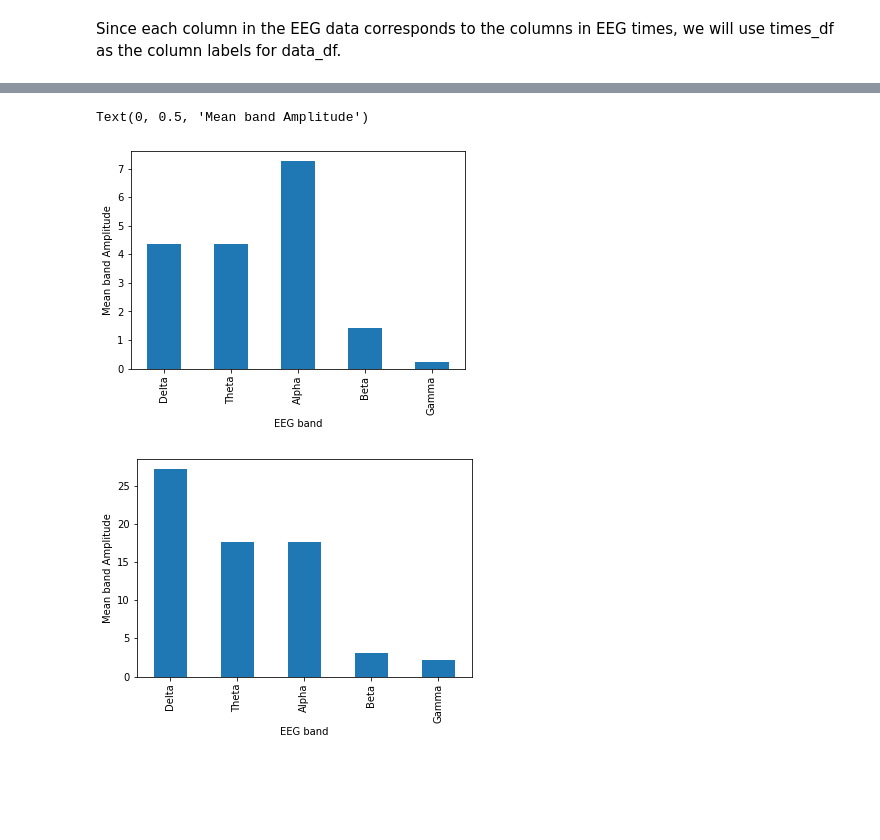
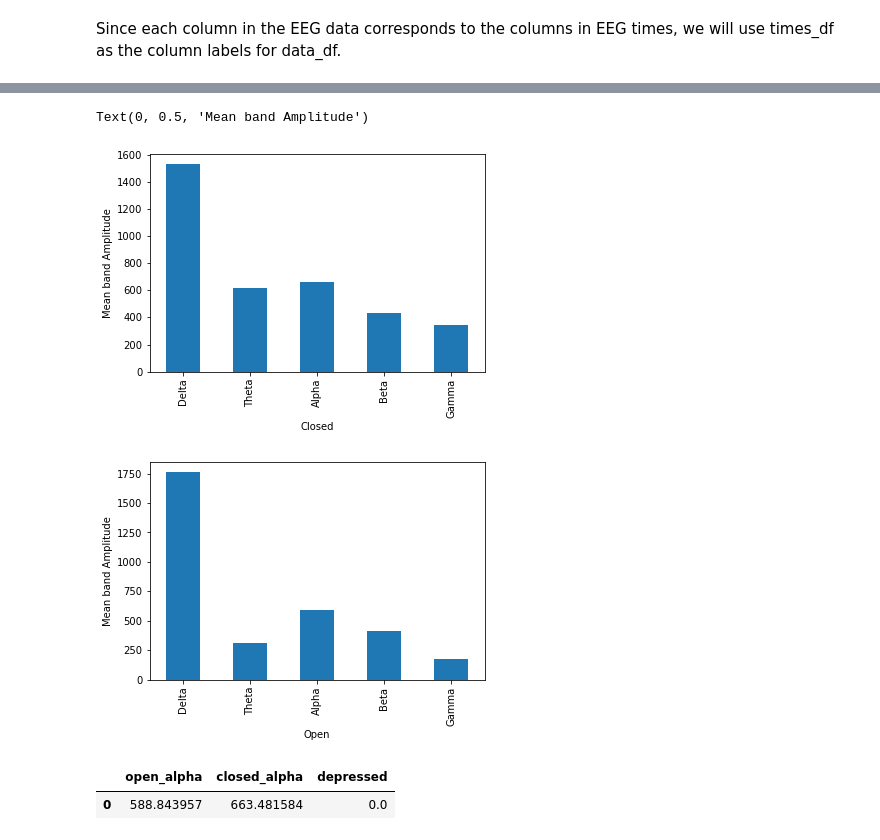
Before and after one commit to m1kwok/COGS189_Final_Project, a Jupyter notebook: Data_Filtering.ipynb, the cells around one changed output, grey strips where cells are left out. Cells and saved outputs as stored; diff of their text form; code cells hidden in the pictures; blank space fills up the shorter version.

Commit message:
Alpha waves filtered

```diff
--- a/Data_Filtering.ipynb
+++ b/Data_Filtering.ipynb
@@ -143,8 +168,8 @@ eeg_bands = {'Delta': (0, 4),
 eeg_band_fft = dict()
 for band in eeg_bands:
     try:
-        freq_ix = np.where((fft_freq >= eeg_bands[band][0]) & (fft_freq <= eeg_bands[band][1]))[0]
-        eeg_band_fft[band] = np.min(fft_vals[freq_ix])
+        freq_ix = np.where((fft_freq >= eeg_bands[band][0]) & (fft_freq < eeg_bands[band][1]))[0]
+        eeg_band_fft[band] = np.mean(fft_vals[freq_ix])
     except ValueError:  #raised if `y` is empty.
         print("entered")
         pass
@@ -168,8 +193,8 @@ eeg_bands = {'Delta': (0, 4),
 eeg_band_fft_open = dict()
 for band in eeg_bands:
     try:
-        freq_ix = np.where((fft_freq >= eeg_bands[band][0]) & (fft_freq <= eeg_bands[band][1]))[0]
-        eeg_band_fft_open[band] = np.min(fft_vals[freq_ix])
+        freq_ix = np.where((fft_freq >= eeg_bands[band][0]) & (fft_freq < eeg_bands[band][1]))[0]
+        eeg_band_fft_open[band] = np.mean(fft_vals[freq_ix])
     except ValueError:  #raised if `y` is empty.
         print("entered")
         pass
@@ -195,16 +220,27 @@ df = pd.DataFrame(columns=['band', 'val'])
 df['band'] = eeg_bands.keys()
 df['val'] = [eeg_band_fft[band] for band in eeg_bands]
 ax = df.plot.bar(x='band', y='val', legend=False)
-ax.set_xlabel("EEG band")
+ax.set_xlabel("Closed")
 ax.set_ylabel("Mean band Amplitude")
 
 df = pd.DataFrame(columns=['band', 'val'])
 df['band'] = eeg_bands.keys()
 df['val'] = [eeg_band_fft_open[band] for band in eeg_bands]
 ax = df.plot.bar(x='band', y='val', legend=False)
-ax.set_xlabel("EEG band")
+ax.set_xlabel("Open")
 ax.set_ylabel("Mean band Amplitude")
 # %% [output]
 Text(0, 0.5, 'Mean band Amplitude')
-[figure, old version]
+[figure, new version]
-[figure, old version]
+[figure, new version]
+# %%
+closed_a = eeg_band_fft['Alpha']
+open_a = eeg_band_fft_open['Alpha']
+depressed = 0
+df = pd.DataFrame([open_a, closed_a, depressed])
+df = np.transpose(df)
+df.columns=['open_alpha', 'closed_alpha', 'depressed']
+df
+# %% [output]
+|  | open_alpha | closed_alpha | depressed |
+| 0 | 588.843957 | 663.481584 | 0.0 |
```
Also changed, not shown: parts of 12 cells of this notebook.
